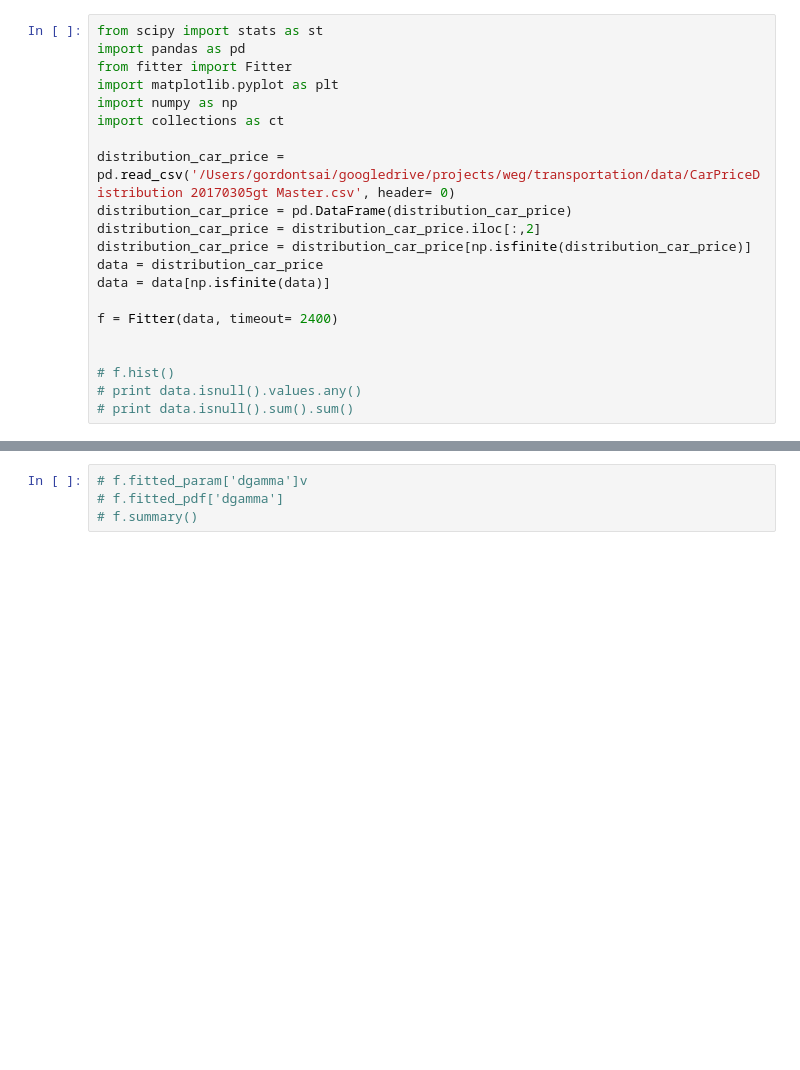
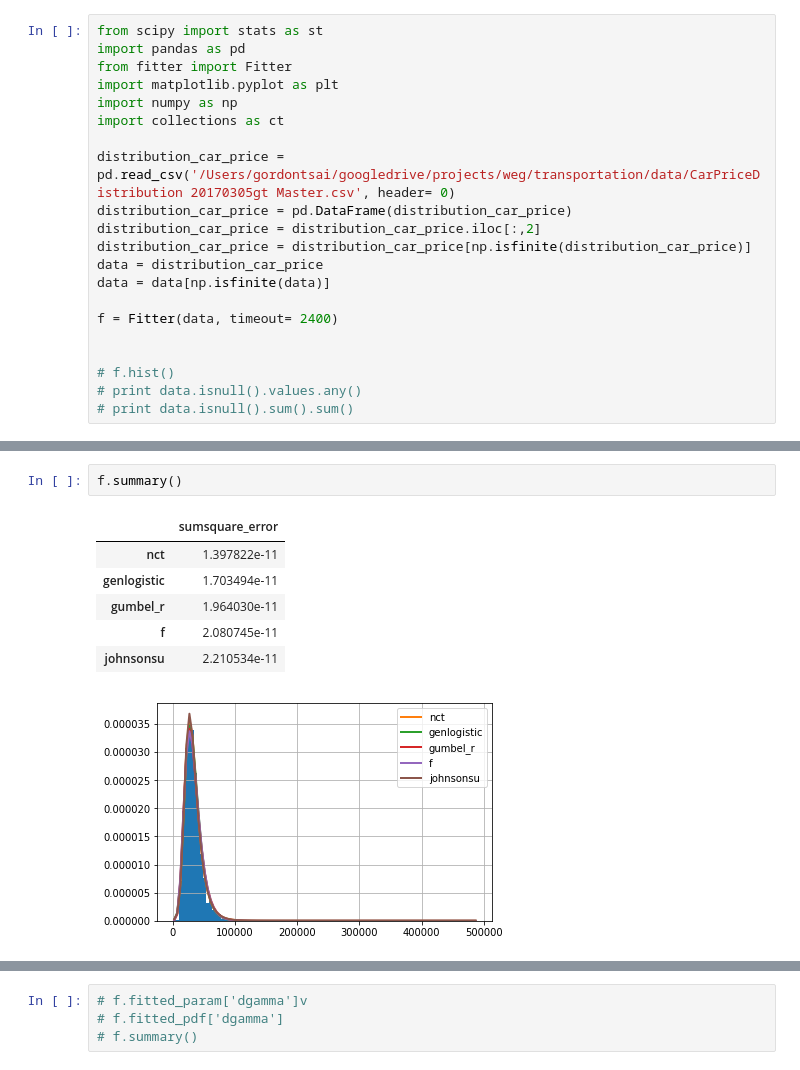
Before and after one commit to gordontsai/WEG-scripts, a Jupyter notebook: carprice_distribution_fit.ipynb, the cells around one changed output, grey strips where cells are left out. Drawn from its saved outputs; the diff is of its cells as text; blank space fills up the shorter version.

```diff
--- a/carprice_distribution_fit.ipynb
+++ b/carprice_distribution_fit.ipynb
@@ -115,3 +100,13 @@ Fitted logistic distribution with error=1.77150065784e-10)
+# %%
+f.summary()
+# %% [output]
+|  | sumsquare_error |
+| nct | 1.397822e-11 |
+| genlogistic | 1.703494e-11 |
+| gumbel_r | 1.964030e-11 |
+| f | 2.080745e-11 |
+| johnsonsu | 2.210534e-11 |
+[figure, added]
 # %%
 f.summary()
 # %% [output]
```
Also changed, not shown: parts of 3 cells of this notebook, 1 other file.
